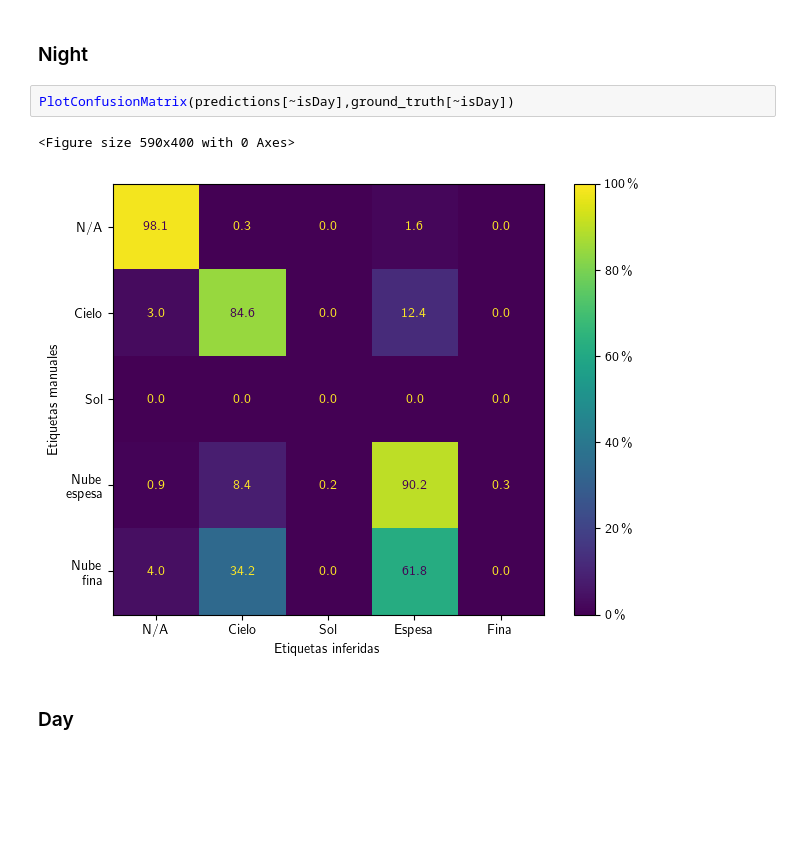
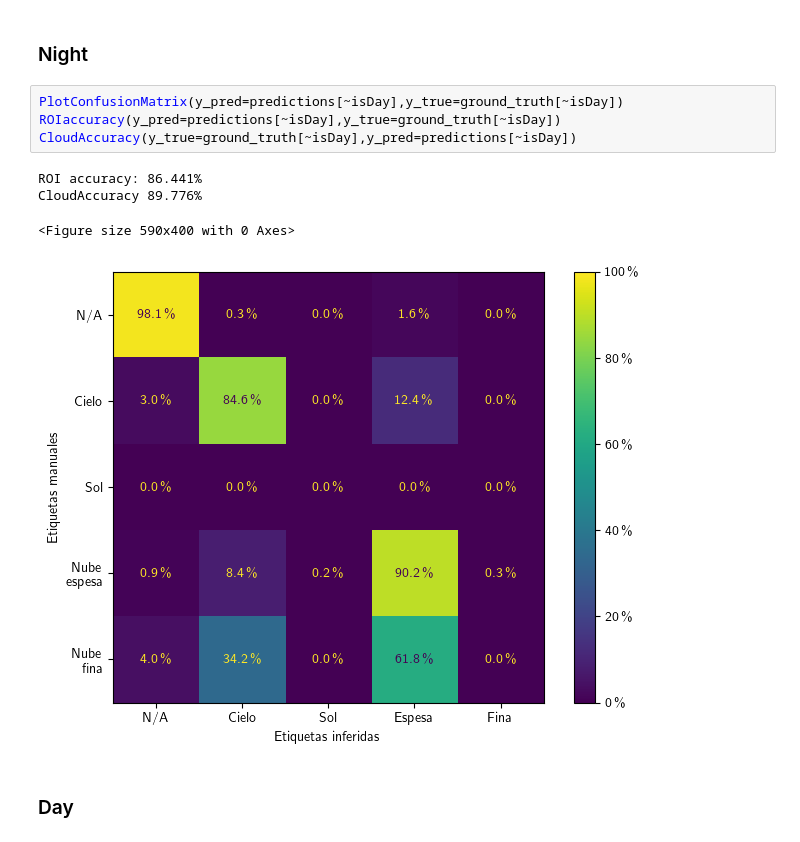
Before and after one commit to sergiogpajares/TFG-fis, a Jupyter notebook: metrics.ipynb, the cells around one changed output. Drawn from its saved outputs; the diff is of its cells as text; blank space fills up the shorter version.

```diff
--- a/metrics.ipynb
+++ b/metrics.ipynb
@@ -141,9 +196,13 @@ plt.savefig('graficosTFG/ConfusionMatrix.pdf')
 # %% [markdown]
 ### Night
-# %%
-PlotConfusionMatrix(predictions[~isDay],ground_truth[~isDay])
-# %% [output]
-<Figure size 590x400 with 0 Axes>
-[figure, removed]
+# %%
+PlotConfusionMatrix(y_pred=predictions[~isDay],y_true=ground_truth[~isDay])
+ROIaccuracy(y_pred=predictions[~isDay],y_true=ground_truth[~isDay])
+CloudAccuracy(y_true=ground_truth[~isDay],y_pred=predictions[~isDay])
+# %% [output]
+ROI accuracy: 86.441%
+CloudAccuracy 89.776%
+<Figure size 590x400 with 0 Axes>
+[figure, added]
 # %% [markdown]
 ### Day
```
Also changed, not shown: parts of 32 cells of this notebook.
